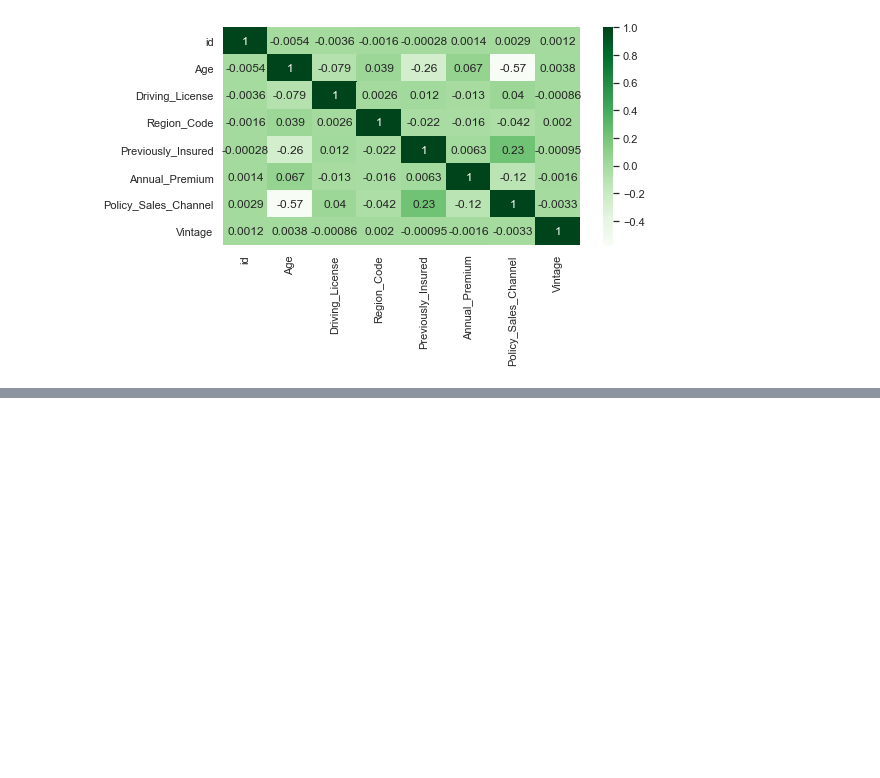
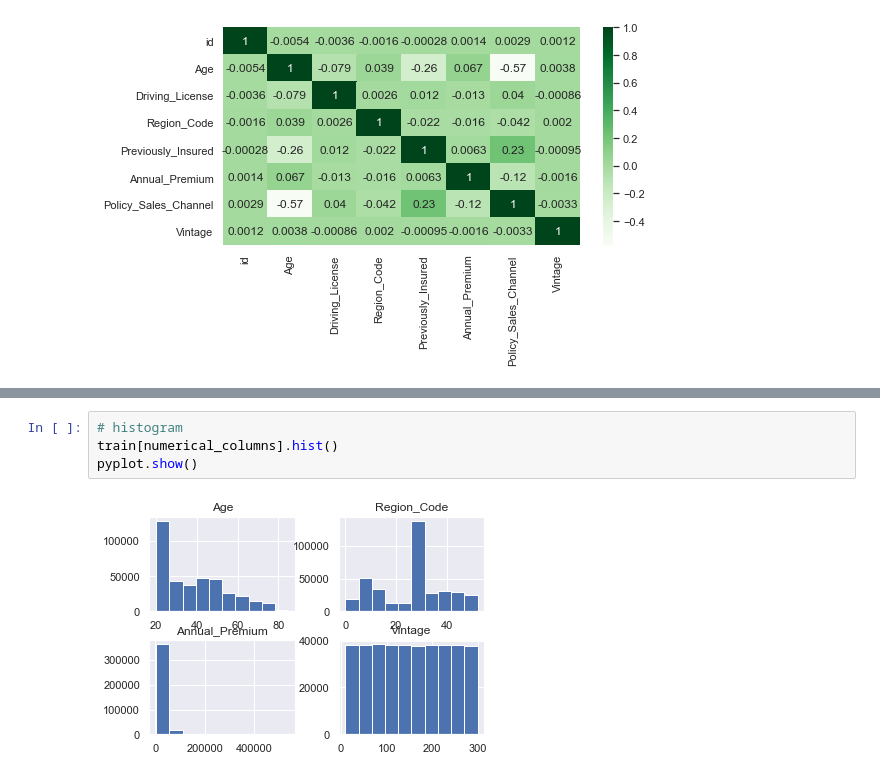
Before and after one commit to yyx2827023/Python_project_vehicle_insurance, a Jupyter notebook: Vehicle Insurance EDA and predict models.ipynb, the cells around one changed output, grey strips where cells are left out. Saved outputs shown, nothing was run; the diff lists cells and outputs as text; blank space fills up the shorter version.

```diff
--- a/Vehicle Insurance EDA and predict models.ipynb
+++ b/Vehicle Insurance EDA and predict models.ipynb
@@ -97,0 +167,6 @@ sns.heatmap(test.corr(),cmap='Greens',annot=True)
+# %%
+# histogram
+train[numerical_columns].hist()
+pyplot.show()
+# %% [output]
+[figure, added]
```
Also changed, not shown: parts of 13 cells of this notebook.
